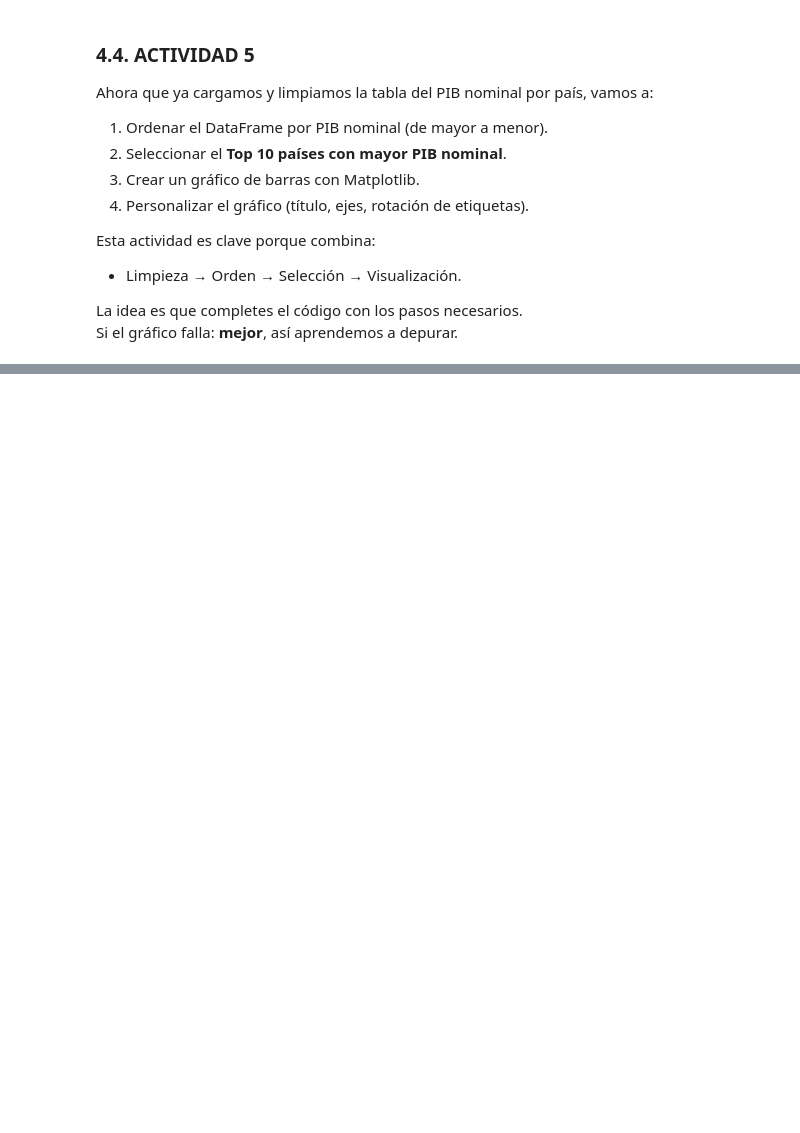
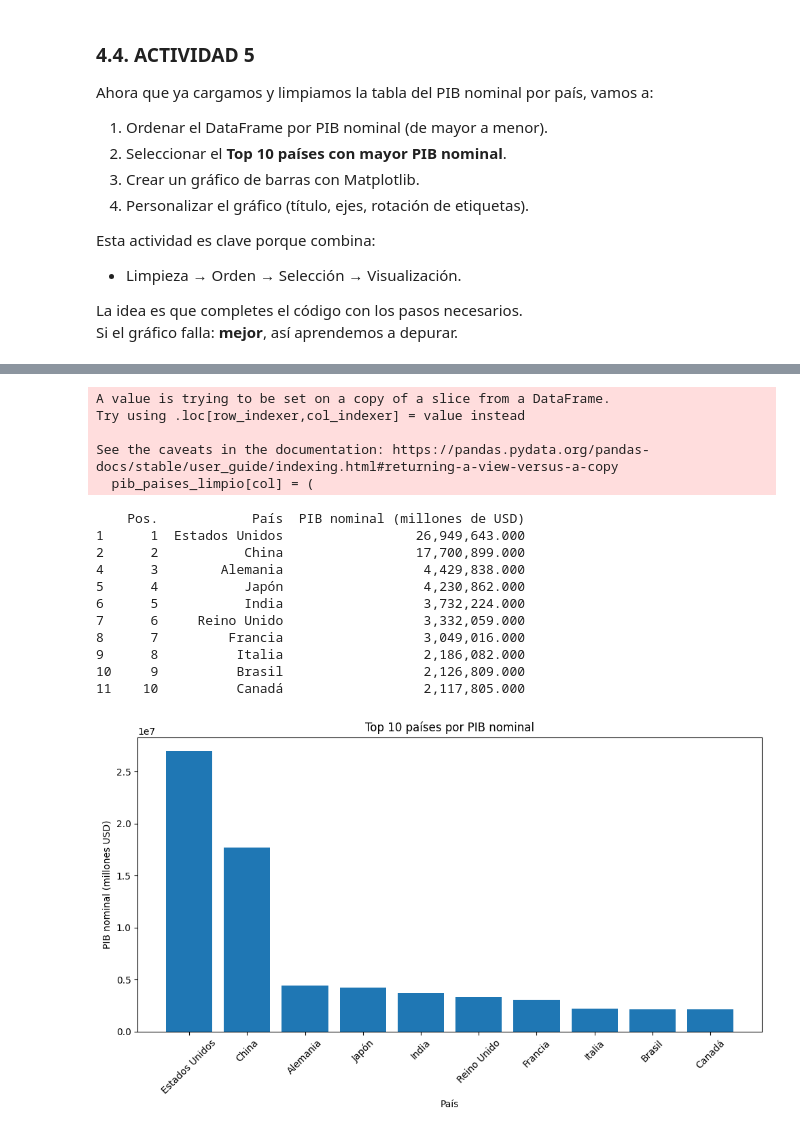
Before and after one commit to JonathanRosasV/Python-Intermedio-1, a Jupyter notebook: Sesion-4/sesion-4.ipynb, the cells around one changed output, grey strips where cells are left out. Cells and saved outputs as stored; diff of their text form; code cells hidden in the pictures; blank space fills up the shorter version.

```diff
--- a/Sesion-4/sesion-4.ipynb
+++ b/Sesion-4/sesion-4.ipynb
@@ -380,0 +507,51 @@ plt.show()
+# %%
+import matplotlib.pyplot as plt
+import pandas as pd
+import numpy as np
+
+col = "PIB nominal (millones de USD)"
+
+# LIMPIEZA ROBUSTA (Wikipedia usa \xa0)
+pib_paises_limpio[col] = (
+    pib_paises_limpio[col]
+    .astype(str)
+    .str.replace("\xa0", "", regex=False)  # elimina espacio duro
+    .str.replace(" ", "", regex=False)     # elimina espacio normal
+    .str.replace(",", ".", regex=False)    # por si fuera necesario
+    .astype(float)
+)
+
+# ORDENAR
+pib_ordenado = pib_paises_limpio.sort_values(by=col, ascending=False)
+
+# TOP 10
+top10 = pib_ordenado.head(10)
+print(top10)
+
+# GRAFICAR
+plt.figure(figsize=(10,6))
+plt.bar(top10["País"], top10[col])
+plt.title("Top 10 países por PIB nominal")
+plt.xlabel("País")
+plt.ylabel("PIB nominal (millones USD)")
+plt.xticks(rotation=45)
+plt.tight_layout()
+plt.show()
+# %% [output]
+A value is trying to be set on a copy of a slice from a DataFrame.
+Try using .loc[row_indexer,col_indexer] = value instead
+
+See the caveats in the documentation: https://pandas.pydata.org/pandas-docs/stable/user_guide/indexing.html#returning-a-view-versus-a-copy
+  pib_paises_limpio[col] = (
+    Pos.            País  PIB nominal (millones de USD)
+1      1  Estados Unidos                 26,949,643.000
+2      2           China                 17,700,899.000
+4      3        Alemania                  4,429,838.000
+5      4           Japón                  4,230,862.000
+6      5           India                  3,732,224.000
+7      6     Reino Unido                  3,332,059.000
+8      7         Francia                  3,049,016.000
+9      8          Italia                  2,186,082.000
+10     9          Brasil                  2,126,809.000
+11    10          Canadá                  2,117,805.000
+[figure, added]
```
Also changed, not shown: parts of 13 cells of this notebook.
